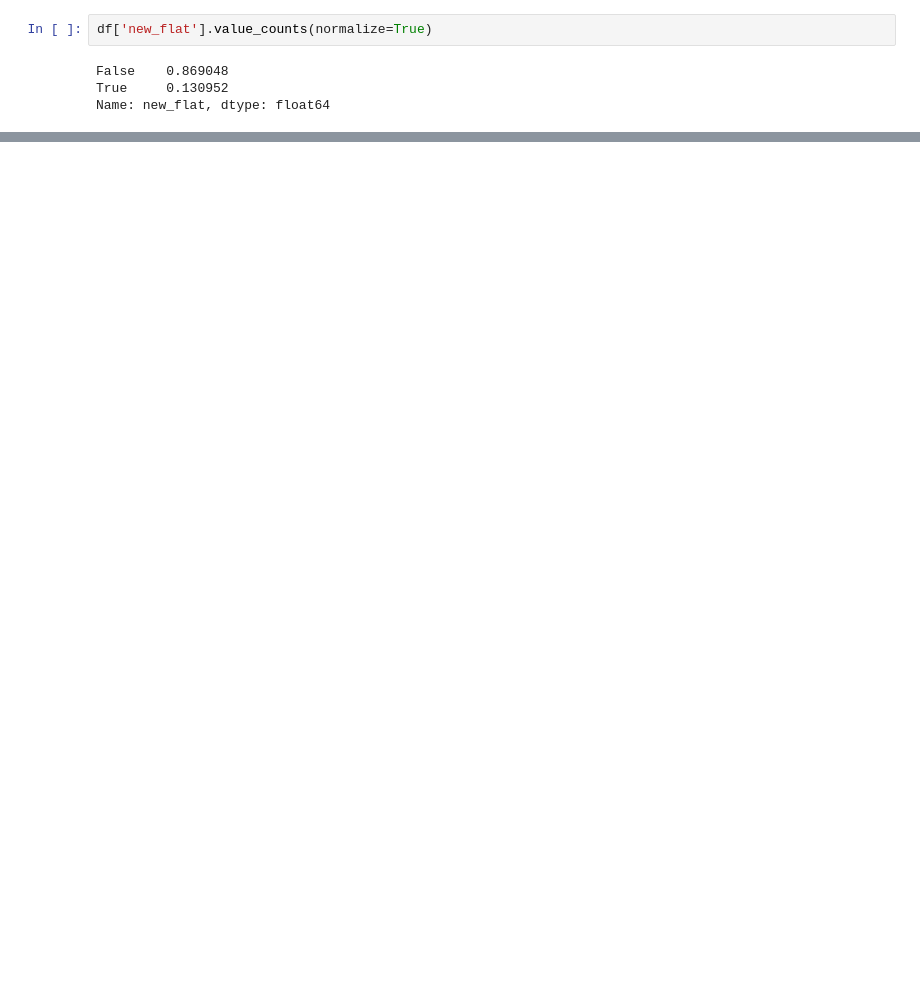
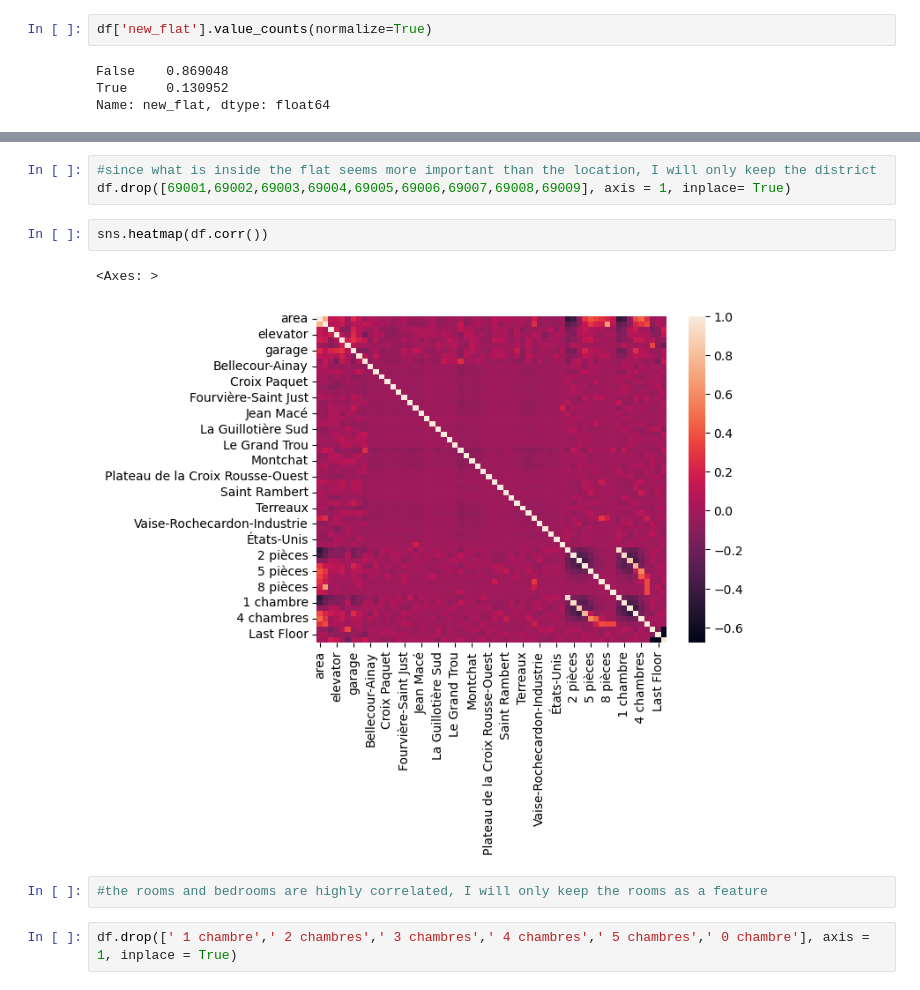
Before and after one commit to Nacim-B/Flat_Price_Prediction_in_Lyon, a Jupyter notebook: Flat_Price_Prediction_Analysis.ipynb, the cells around one changed output, grey strips where cells are left out. Drawn from its saved outputs; the diff is of its cells as text; blank space fills up the shorter version.

```diff
--- a/Flat_Price_Prediction_Analysis.ipynb
+++ b/Flat_Price_Prediction_Analysis.ipynb
@@ -306,0 +300,12 @@ Name: bedroom, dtype: int64
+# %%
+#since what is inside the flat seems more important than the location, I will only keep the district
+df.drop([69001,69002,69003,69004,69005,69006,69007,69008,69009], axis = 1, inplace= True)
+# %%
+sns.heatmap(df.corr())
+# %% [output]
+<Axes: >
+[figure, added]
+# %%
+#the rooms and bedrooms are highly correlated, I will only keep the rooms as a feature
+# %%
+df.drop([' 1 chambre',' 2 chambres',' 3 chambres',' 4 chambres',' 5 chambres',' 0 chambre'], axis = 1, inplace = True)
```
Also changed, not shown: parts of 49 cells of this notebook.
